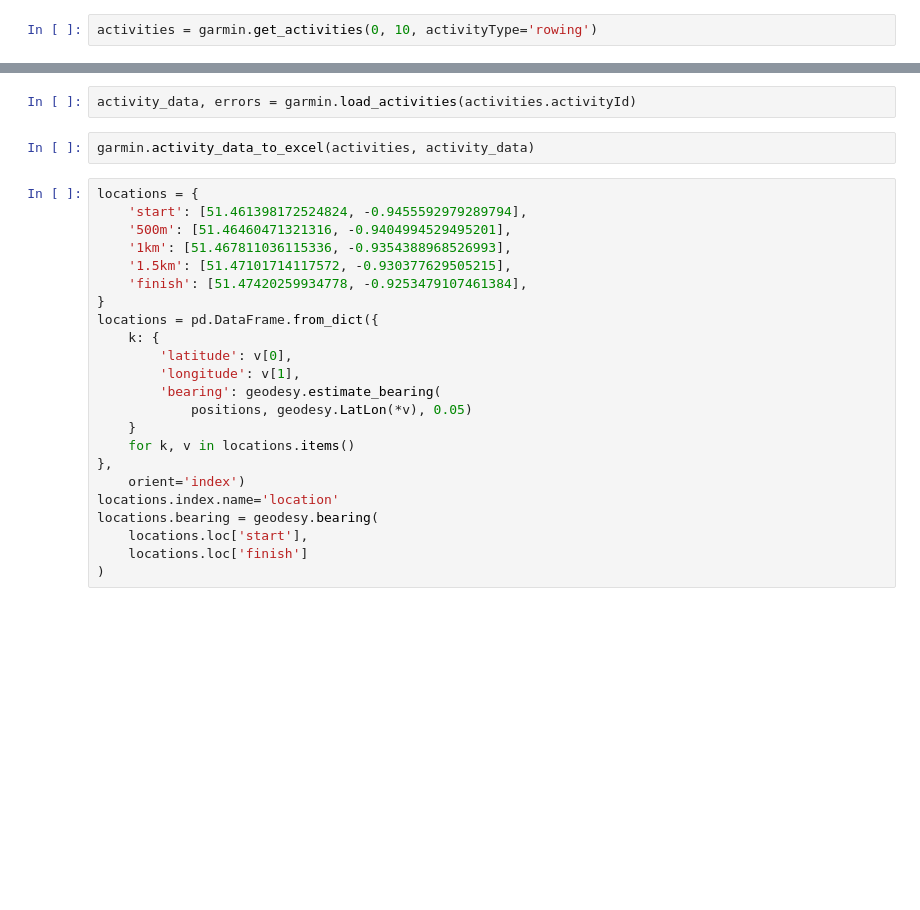
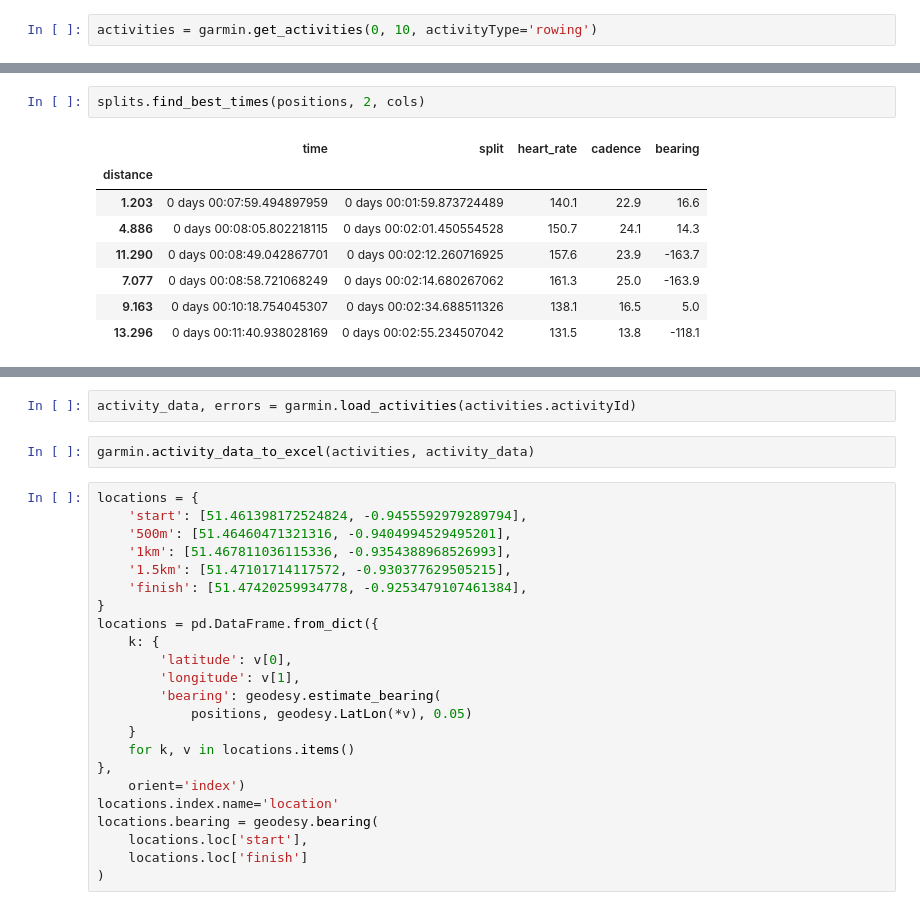
Before and after one commit to matthewghgriffiths/gps_analysis, a Jupyter notebook: gps_analysis.ipynb, the cells around one changed output, grey strips where cells are left out. Saved outputs shown, nothing was run; the diff lists cells and outputs as text; blank space fills up the shorter version.

```diff
--- a/gps_analysis.ipynb
+++ b/gps_analysis.ipynb
@@ -17,0 +49,11 @@ activities = garmin.get_activities(0, 10, activityType='rowing')
+# %%
+splits.find_best_times(positions, 2, cols)
+# %% [output]
+|  | time | split | heart_rate | cadence | bearing |
+| distance |  |  |  |  |  |
+| 1.203 | 0 days 00:07:59.494897959 | 0 days 00:01:59.873724489 | 140.1 | 22.9 | 16.6 |
+| 4.886 | 0 days 00:08:05.802218115 | 0 days 00:02:01.450554528 | 150.7 | 24.1 | 14.3 |
+| 11.290 | 0 days 00:08:49.042867701 | 0 days 00:02:12.260716925 | 157.6 | 23.9 | -163.7 |
+| 7.077 | 0 days 00:08:58.721068249 | 0 days 00:02:14.680267062 | 161.3 | 25.0 | -163.9 |
+| 9.163 | 0 days 00:10:18.754045307 | 0 days 00:02:34.688511326 | 138.1 | 16.5 | 5.0 |
+| 13.296 | 0 days 00:11:40.938028169 | 0 days 00:02:55.234507042 | 131.5 | 13.8 | -118.1 |
```
Also changed, not shown: parts of 13 cells of this notebook, 2 other files.
